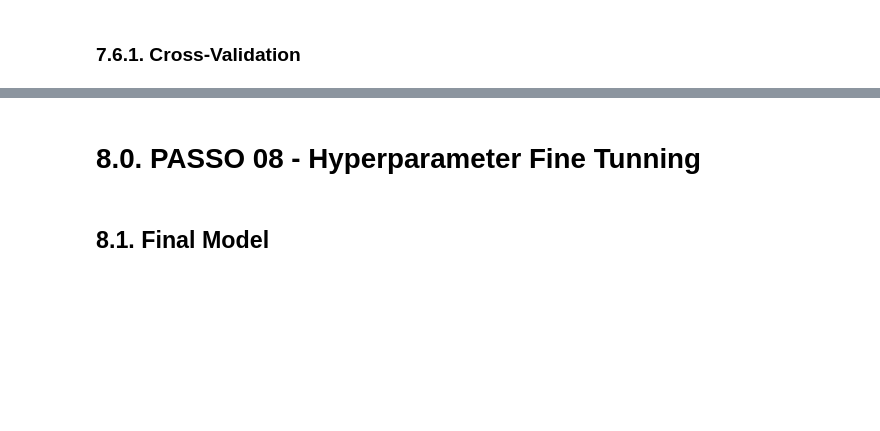
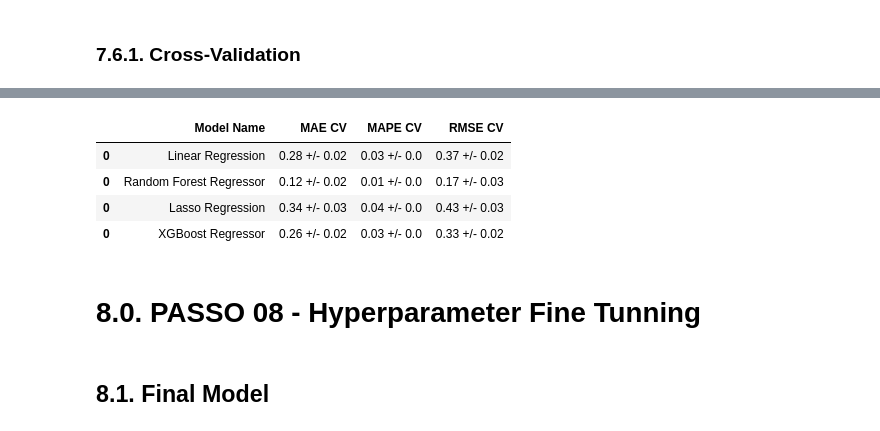
Before and after one commit to IgMnT/DSEmProducao, a Jupyter notebook: store_sales.ipynb, the cells around one changed output, grey strips where cells are left out. Drawn from its saved outputs; the diff is of its cells as text; code cells hidden in the pictures; blank space fills up the shorter version.

```diff
--- a/store_sales.ipynb
+++ b/store_sales.ipynb
@@ -624,0 +649,16 @@ cross_validation(X_train[cols_selected_boruta_full], 5, 'XGBoost Regressor', mod
+# %%
+
+#Linear Regression Cross Validation
+lr_result_cv = cross_validation( X_train, 5, 'Linear Regression', lr,verbose
+=False )
+lr_result_cv
+
+
+#XGBoost Regressor Cross Validation
+xgb_result_cv = cross_validation(X_train[cols_selected_boruta_full], 5, 'XGBoost Regressor', model_xgb, verbose=True)
+
+# Random Forest Regressor Cross Validation
+rf_result_cv = cross_validation(X_train[cols_selected_boruta_full], 5, 'Random Forest Regressor', rf, verbose=True)
+
+# Lasso Regression Cross Validation
+lrr_result_cv = cross_validation(X_train[cols_selected_boruta_full], 5, 'Lasso Regression', lrr, verbose=False)
@@ -625,3 +685,14 @@ cross_validation(X_train[cols_selected_boruta_full], 5, 'XGBoost Regressor', mod
+# %%
+### 7.6.2. Performance Comparison - Cross Validation
+modelling_result_cv = pd.concat([lr_result_cv, rf_result_cv, lrr_result_cv, xgb_result_cv])
+modelling_result_cv.sort_values('RMSE CV')
+modelling_result_cv
+# %% [output]
+|  | Model Name | MAE CV | MAPE CV | RMSE CV |
+| 0 | Linear Regression | 0.28 +/- 0.02 | 0.03 +/- 0.0 | 0.37 +/- 0.02 |
+| 0 | Random Forest Regressor | 0.12 +/- 0.02 | 0.01 +/- 0.0 | 0.17 +/- 0.03 |
+| 0 | Lasso Regression | 0.34 +/- 0.03 | 0.04 +/- 0.0 | 0.43 +/- 0.03 |
+| 0 | XGBoost Regressor | 0.26 +/- 0.02 | 0.03 +/- 0.0 | 0.33 +/- 0.02 |
 # %% [markdown]
 # 8.0. PASSO 08 - Hyperparameter Fine Tunning
 # %%
```
Also changed, not shown: parts of 14 cells of this notebook.
